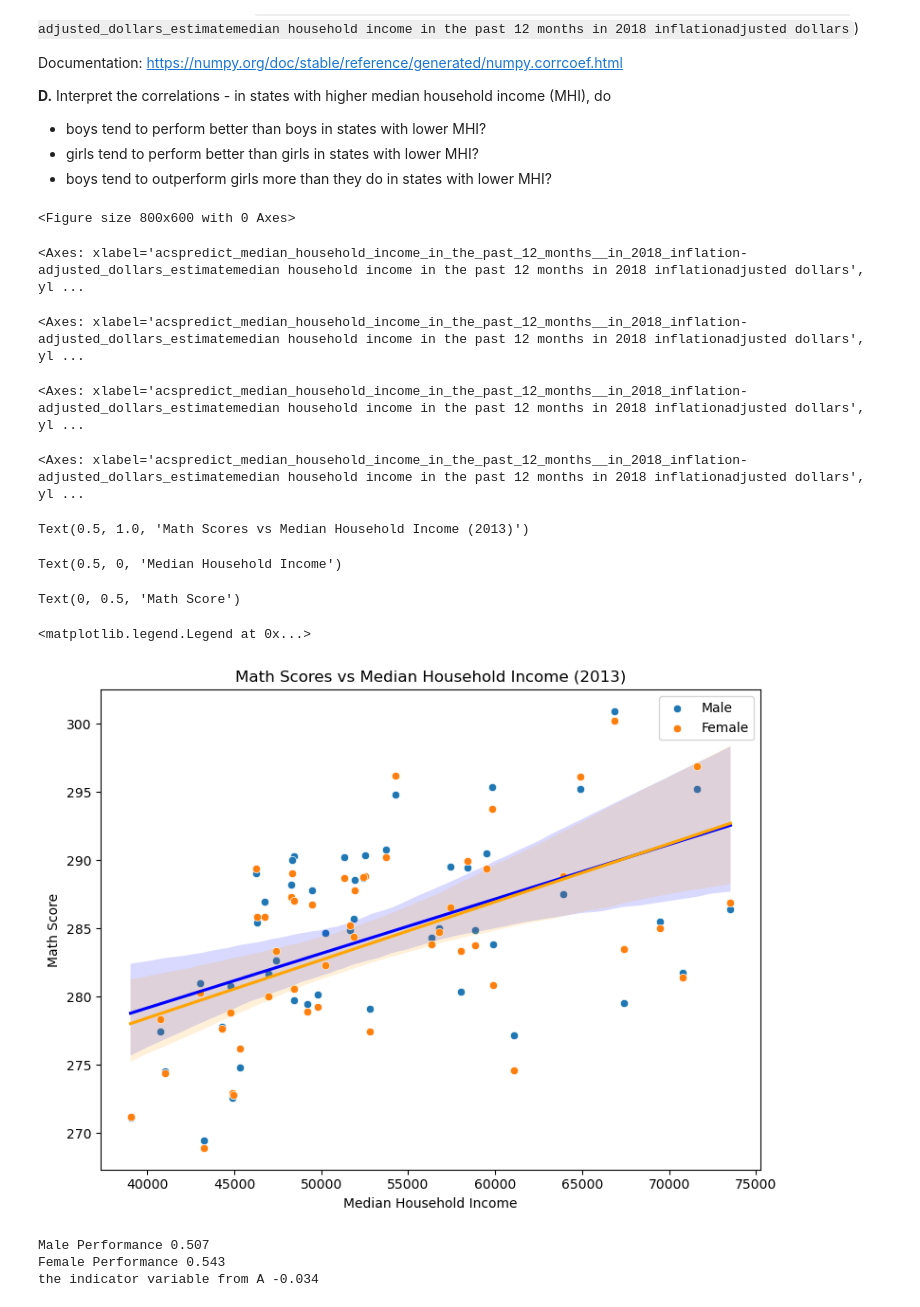
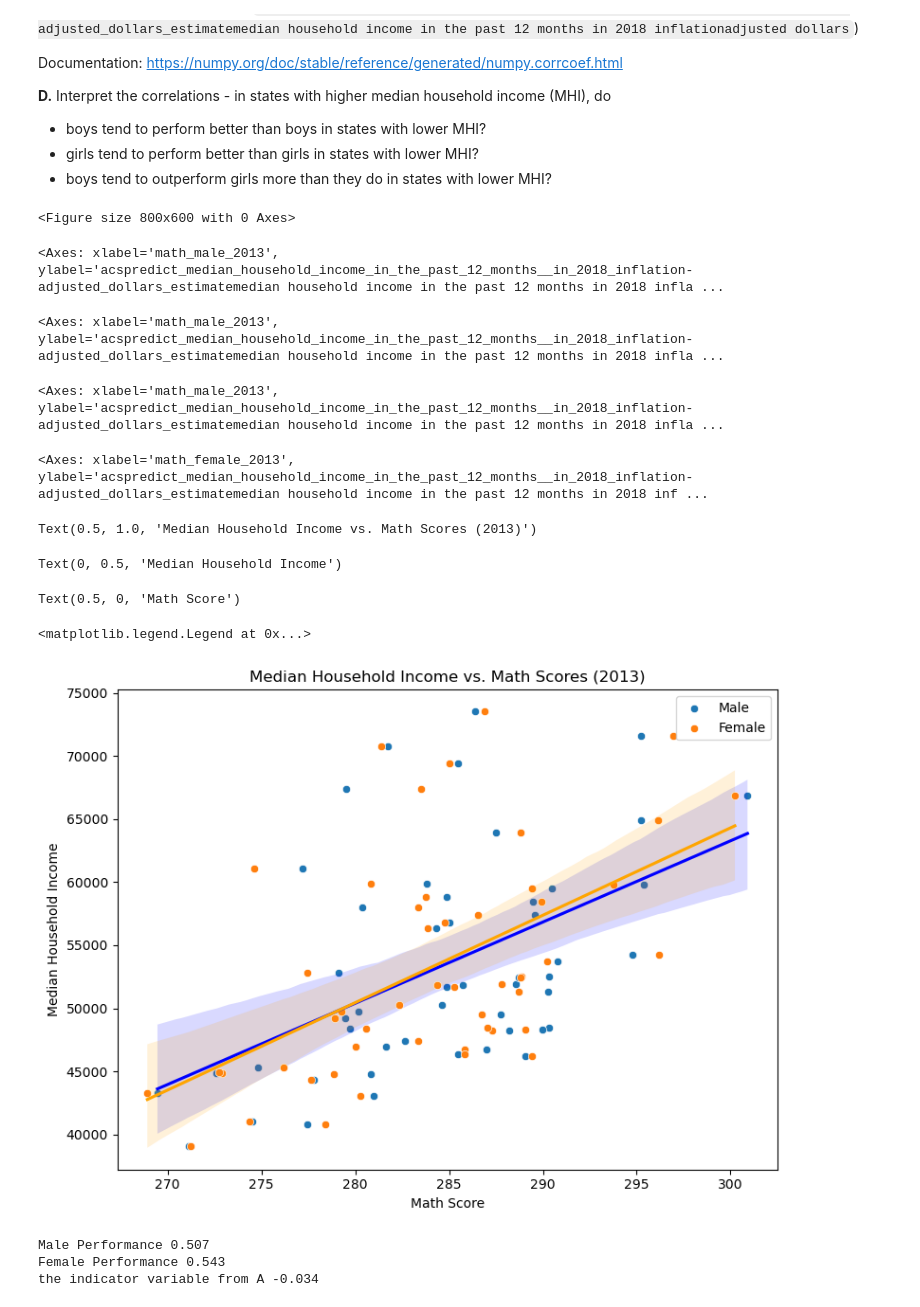
Before and after one commit to mikedemayo590/QSS20_S25, a Jupyter notebook: problemsets/pset4/pset4_3down.ipynb, the cells around one changed output. Drawn from its saved outputs; the diff is of its cells as text; code cells hidden in the pictures.

```diff
--- a/problemsets/pset4/pset4_3down.ipynb
+++ b/problemsets/pset4/pset4_3down.ipynb
@@ -578,7 +578,7 @@ early_states_df
 ## 3.0 Read in the `acs_wmath.pkl` file (csv is backup) (0 points)
 # %%
 ## your code here
-df = pd.read_pickle("/Users/jedseiner/Desktop/School/QSS 20/PSETS/acs_wmath.pkl")
+df = pd.read_pickle("../pset4/acs_wmath.pkl")
 # %% [markdown]
 ## 3.1 Create a visualization where one axis is the state; the other axis is the male 2013 math scores - the female 2013 math scores (gender disparity) (2 points)
 
@@ -650,31 +650,31 @@ df['indicator_male_higher_2013'] = (df['math_male_2013'] > df['math_female_2013'
 # %%
 # B
 income_col = [col for col in df.columns if "median_household_income" in col][0]
 
 plt.figure(figsize=(8, 6))
-sns.scatterplot(x=df[income_col], y=df['math_male_2013'], label='Male')
-sns.regplot(x=df[income_col], y=df['math_male_2013'], scatter=False, color='blue')
+sns.scatterplot(x=df['math_male_2013'], y=df[income_col], label='Male')
+sns.regplot(x=df['math_male_2013'], y=df[income_col], scatter=False, color='blue')
 
-sns.scatterplot(x=df[income_col], y=df['math_female_2013'], label='Female')
-sns.regplot(x=df[income_col], y=df['math_female_2013'], scatter=False, color='orange')
+sns.scatterplot(x=df['math_female_2013'], y=df[income_col], label='Female')
+sns.regplot(x=df['math_female_2013'], y=df[income_col], scatter=False, color='orange')
 
-plt.title("Math Scores vs Median Household Income (2013)")
-plt.xlabel("Median Household Income")
-plt.ylabel("Math Score")
+plt.title("Median Household Income vs. Math Scores (2013)")
+plt.ylabel("Median Household Income")
+plt.xlabel("Math Score")
 plt.legend()
 plt.tight_layout()
 plt.show()
 # %% [output]
 <Figure size 800x600 with 0 Axes>
-<Axes: xlabel='acspredict_median_household_income_in_the_past_12_months__in_2018_inflation-adjusted_dollars_estimatemedian household income in the past 12 months in 2018 inflationadjusted dollars', yl ...
+<Axes: xlabel='math_male_2013', ylabel='acspredict_median_household_income_in_the_past_12_months__in_2018_inflation-adjusted_dollars_estimatemedian household income in the past 12 months in 2018 infla ...
-<Axes: xlabel='acspredict_median_household_income_in_the_past_12_months__in_2018_inflation-adjusted_dollars_estimatemedian household income in the past 12 months in 2018 inflationadjusted dollars', yl ...
+<Axes: xlabel='math_male_2013', ylabel='acspredict_median_household_income_in_the_past_12_months__in_2018_inflation-adjusted_dollars_estimatemedian household income in the past 12 months in 2018 infla ...
-<Axes: xlabel='acspredict_median_household_income_in_the_past_12_months__in_2018_inflation-adjusted_dollars_estimatemedian household income in the past 12 months in 2018 inflationadjusted dollars', yl ...
+<Axes: xlabel='math_male_2013', ylabel='acspredict_median_household_income_in_the_past_12_months__in_2018_inflation-adjusted_dollars_estimatemedian household income in the past 12 months in 2018 infla ...
-<Axes: xlabel='acspredict_median_household_income_in_the_past_12_months__in_2018_inflation-adjusted_dollars_estimatemedian household income in the past 12 months in 2018 inflationadjusted dollars', yl ...
+<Axes: xlabel='math_female_2013', ylabel='acspredict_median_household_income_in_the_past_12_months__in_2018_inflation-adjusted_dollars_estimatemedian household income in the past 12 months in 2018 inf ...
-Text(0.5, 1.0, 'Math Scores vs Median Household Income (2013)')
+Text(0.5, 1.0, 'Median Household Income vs. Math Scores (2013)')
-Text(0.5, 0, 'Median Household Income')
+Text(0, 0.5, 'Median Household Income')
-Text(0, 0.5, 'Math Score')
+Text(0.5, 0, 'Math Score')
 <matplotlib.legend.Legend at 0x...>
-[figure, old version]
+[figure, new version]
 # %%
 # C
 corr_male = np.corrcoef(df['math_male_2013'], df[income_col])[0, 1]
```
Also changed, not shown: parts of 3 cells of this notebook, 1 other file.
